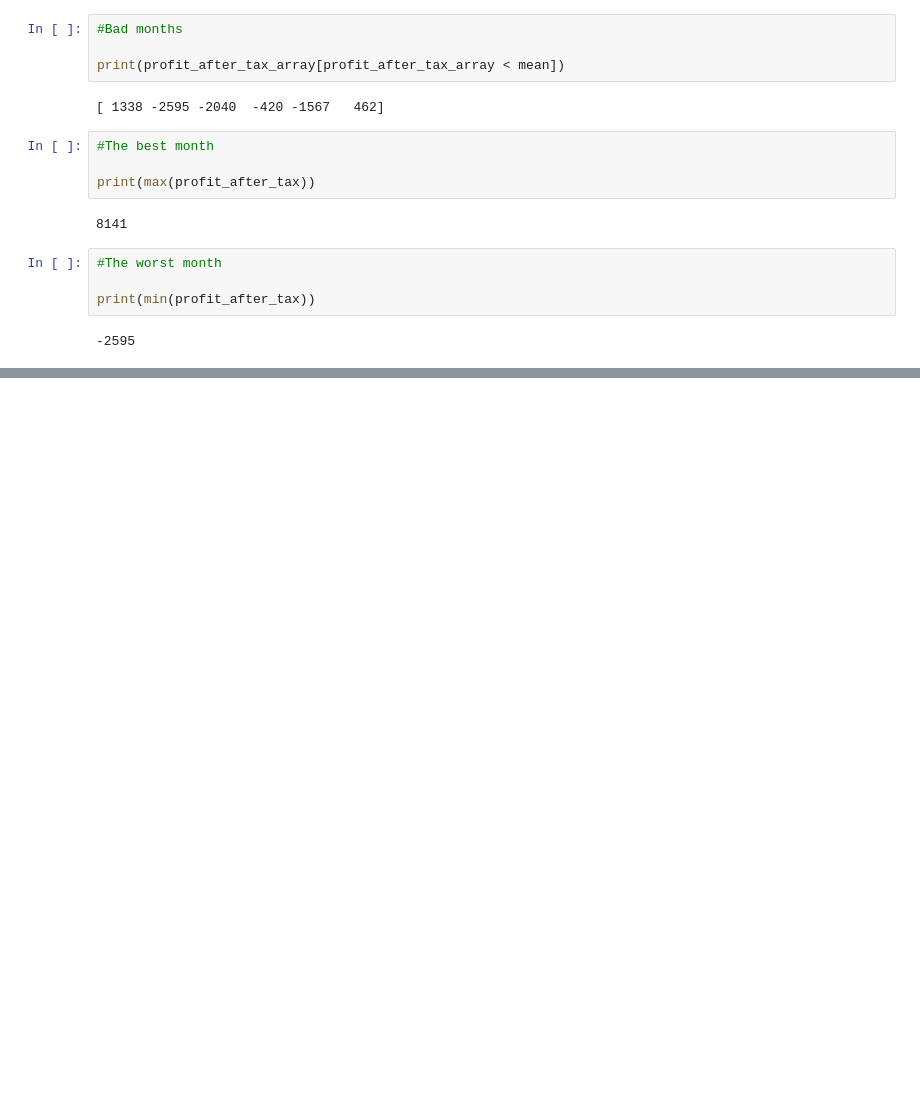
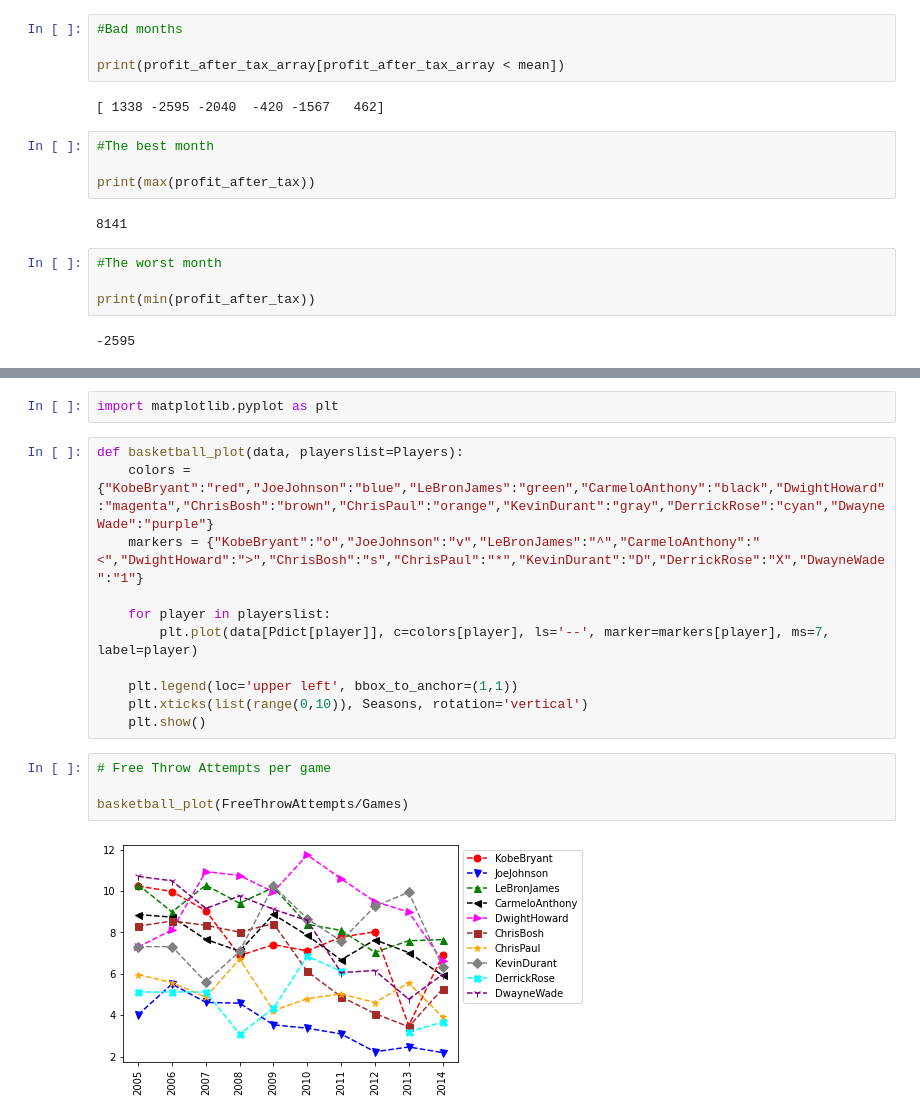
Before and after one commit to silviacolella/python-practices, a Jupyter notebook: Homework.ipynb, the cells around one changed output, grey strips where cells are left out. Saved outputs shown, nothing was run; the diff lists cells and outputs as text; blank space fills up the shorter version.

```diff
--- a/Homework.ipynb
+++ b/Homework.ipynb
@@ -121,0 +230,19 @@ print(min(profit_after_tax))
+# %%
+import matplotlib.pyplot as plt
+# %%
+def basketball_plot(data, playerslist=Players):
+    colors = {"KobeBryant":"red","JoeJohnson":"blue","LeBronJames":"green","CarmeloAnthony":"black","DwightHoward":"magenta","ChrisBosh":"brown","ChrisPaul":"orange","KevinDurant":"gray","DerrickRose":"cyan","DwayneWade":"purple"}
+    markers = {"KobeBryant":"o","JoeJohnson":"v","LeBronJames":"^","CarmeloAnthony":"<","DwightHoward":">","ChrisBosh":"s","ChrisPaul":"*","KevinDurant":"D","DerrickRose":"X","DwayneWade":"1"}
+
+    for player in playerslist:
+        plt.plot(data[Pdict[player]], c=colors[player], ls='--', marker=markers[player], ms=7, label=player)
+
+    plt.legend(loc='upper left', bbox_to_anchor=(1,1))
+    plt.xticks(list(range(0,10)), Seasons, rotation='vertical')
+    plt.show()
+# %%
+# Free Throw Attempts per game
+
+basketball_plot(FreeThrowAttempts/Games)
+# %% [output]
+[figure, added]
```
Also changed, not shown: parts of 6 cells of this notebook.
